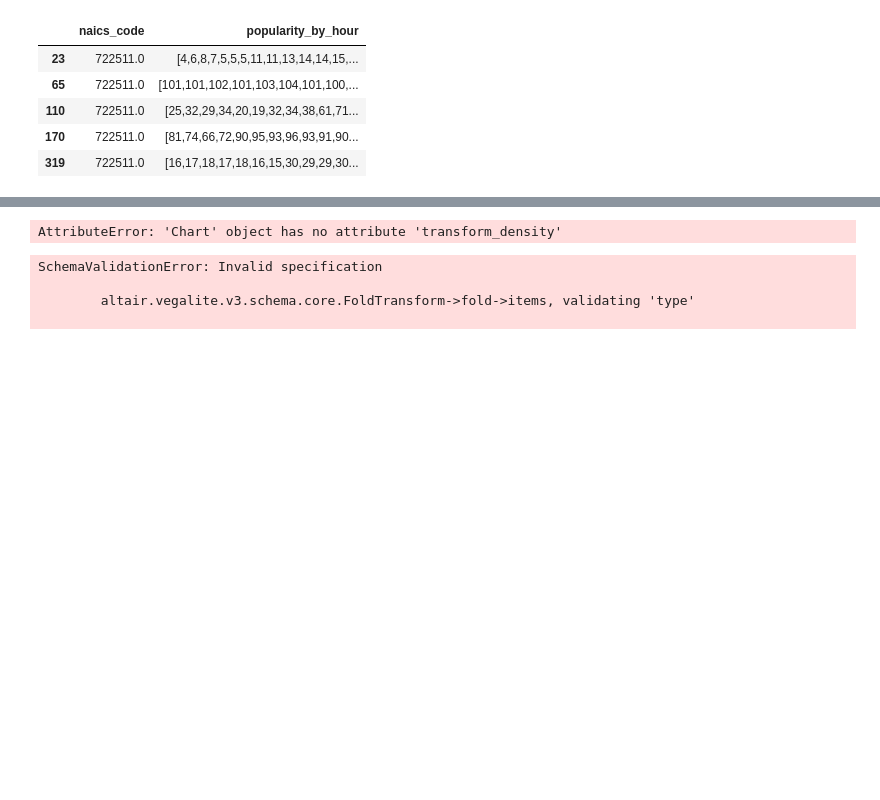
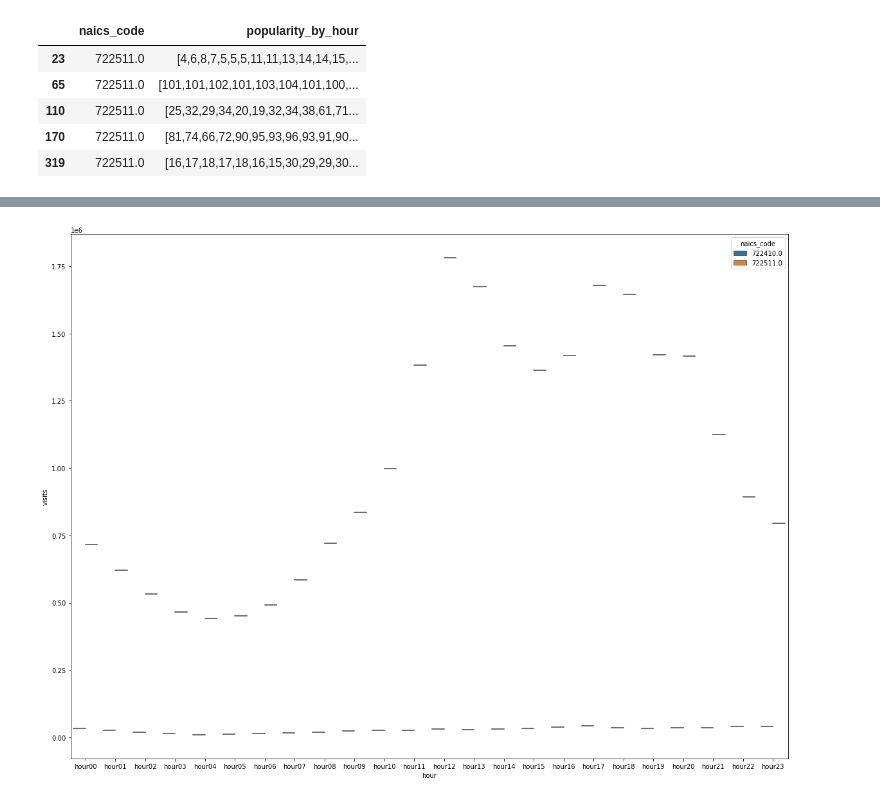
Before and after one commit to robcit/i590dviz-final, a Jupyter notebook: bloomington_places_summary.ipynb, the cells around one changed output, grey strips where cells are left out. Saved outputs shown, nothing was run; the diff lists cells and outputs as text; code cells hidden in the pictures; blank space fills up the shorter version.

```diff
--- a/bloomington_places_summary.ipynb
+++ b/bloomington_places_summary.ipynb
@@ -230,52 +232,8 @@ pop_by_hour
-# %%
-# Now make a violin plot
-
-alt.Chart(pop_by_hour).transform_density(
-    'visits',
-    as_=['visits', 'density'],
-    extent=[5, 50],
-    groupby=['naics_code']
-).mark_area(orient='horizontal').encode(
-    y='visits:Q',
-    color='naics_code:N',
-    x=alt.X(
-        'density:Q',
-        stack='center',
-        impute=None,
-        title=None,
-        axis=alt.Axis(labels=False, values=[0],grid=False, ticks=True),
-    ),
-    column=alt.Column(
-        'naics_code:N',
-        header=alt.Header(
-            titleOrient='bottom',
-            labelOrient='bottom',
-            labelPadding=0,
-        ),
-    )
-).properties(
-    width=100
-).configure_facet(
-    spacing=0
-).configure_view(
-    stroke=None
-)
-# %% [output]
-AttributeError: 'Chart' object has no attribute 'transform_density'
-# %%
-alt.Chart(pop_by_hour).transform_fold(
-    [722410.0, 722511.0],
-    as_=['Experiment', 'Measurement']
-).mark_area(
-    opacity=0.3,
-    interpolate='step'
-).encode(
-    alt.X('hour:N', bin=alt.Bin(maxbins=100)),
-    alt.Y('visits:Q', stack=None),
-    alt.Color('Experiment:N')
-)
-# %% [output]
-SchemaValidationError: Invalid specification
-
-        altair.vegalite.v3.schema.core.FoldTransform->fold->items, validating 'type'
-
+# %%
+# Now make a violin plot
+plt.figure(figsize=(20,15))
+ax = sns.violinplot(x=pop_by_hour.hour,y=pop_by_hour.visits, hue=pop_by_hour.naics_code)
+
+# I have no idea what is going on with this
+# %% [output]
+[figure, added]
```
Also changed, not shown: parts of 8 cells of this notebook, 8 other files.
